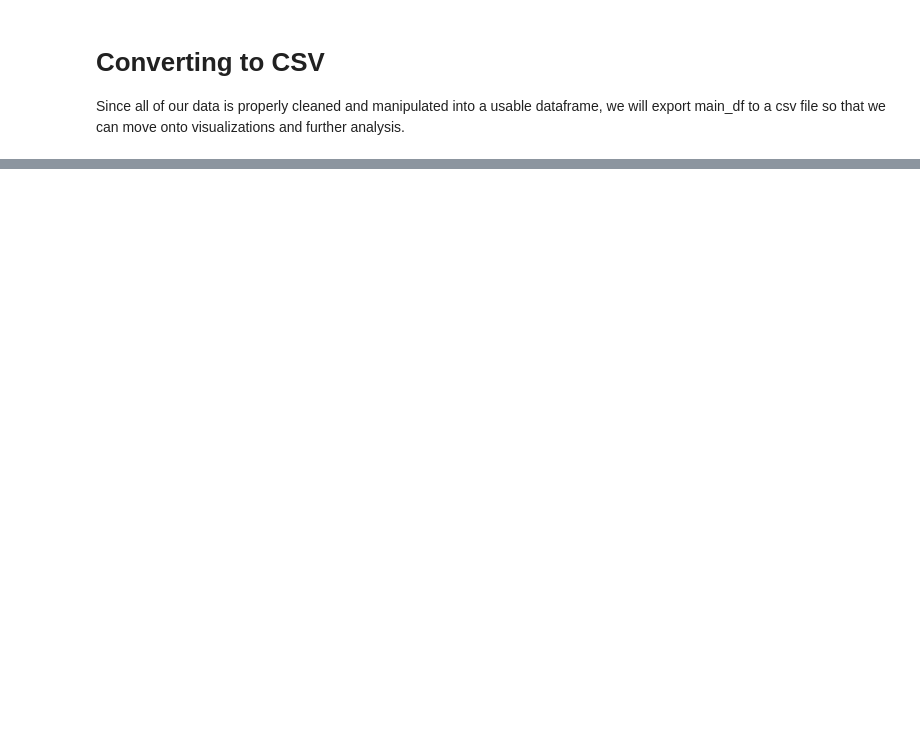
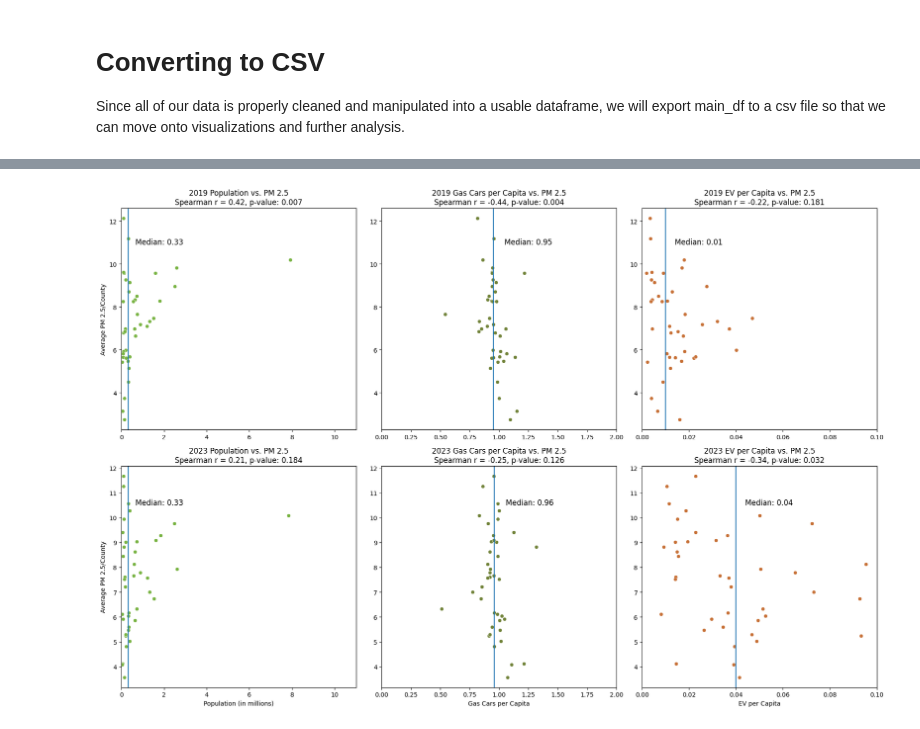
Before and after one commit to kellerl7/SIADS_Milestone_1, a Jupyter notebook: 19-btschmid-claris-lucaskel-kr_backup.ipynb, the cells around one changed output, grey strips where cells are left out. Saved outputs shown, nothing was run; the diff lists cells and outputs as text; code cells hidden in the pictures; blank space fills up the shorter version.

```diff
--- a/19-btschmid-claris-lucaskel-kr_backup.ipynb
+++ b/19-btschmid-claris-lucaskel-kr_backup.ipynb
@@ -1032,0 +1065,98 @@ main_df.to_csv('./main_df.csv', index=False)
+# %%
+# Assuming df_pm_vehicles_pop is your DataFrame
+df_2023 = df_pm_vehicles_pop[df_pm_vehicles_pop['Data Year'] == 2023]
+df_2019 = df_pm_vehicles_pop[df_pm_vehicles_pop['Data Year'] == 2019]
+
+
+df_2023.loc[:, ['Population (M)']] = df_2023['Pop Total>18'] / 1000000
+df_2019.loc[:, ['Population (M)']] = df_2019['Pop Total>18'] / 1000000
+
+# Create subplots (2 rows, 3 columns)
+fig, axes = plt.subplots(2, 3, figsize=(18, 12))
+
+# 2019 Plots
+# Calculate Spearman correlation
+stat, p = spearmanr(df_2019['Population (M)'], df_2019['Average PM 2.5/County'])
+print(f'Spearman correlation coefficient: {stat:.3f}, p-value: {p:.3f}')
+# Plot 1 (Row 0, Col 0): Population vs. Average PM 2.5 (2019)
+sns.scatterplot(x='Population (M)', y='Average PM 2.5/County', data=df_2019, ax=axes[0, 0],color = '#78b342')
+#pop_pearson_2019, _ = pearsonr(df_2019['Population'], df_2019['Average PM 2.5/County'])
+axes[0, 0].set_title(f'2019 Population vs. PM 2.5\nSpearman r = {stat:.2f}, p-value: {p:.3f}')
+axes[0, 0].set_xlabel('')
+axes[0, 0].set_ylabel('Average PM 2.5/County')
+axes[0, 0].set_xlim(0,11)
+median = round(df_2019['Population (M)'].median(),2)
+axes[0,0].axvline(median)
+axes[0,0].text(11*.06,df_2019['Average PM 2.5/County'].max()*.9,f'Median: {median}',fontsize=12)
+
+stat, p = spearmanr(df_2019['Gas Cars per Capita'], df_2019['Average PM 2.5/County'])
+print(f'Spearman correlation coefficient: {stat:.3f}, p-value: {p:.3f}')
+# Plot 2 (Row 0, Col 1): Gas Cars per Capita vs. Average PM 2.5 (2019)
+sns.scatterplot(x='Gas Cars per Capita', y='Average PM 2.5/County', data=df_2019, ax=axes[0, 1], color = '#708238')
+#gas_pearson_2019, _ = pearsonr(df_2019['Gas Cars per Capita'], df_2019['Average PM 2.5/County'])
+axes[0, 1].set_title(f'2019 Gas Cars per Capita vs. PM 2.5\nSpearman r = {stat:.2f}, p-value: {p:.3f}')
+axes[0, 1].set_xlabel('')
+axes[0, 1].set_ylabel('')
+axes[0, 1].set_xlim(0,2)
+median = round(df_2019['Gas Cars per Capita'].median(),2)
+axes[0,1].axvline(median)
+axes[0,1].text(median*1.1,df_2019['Average PM 2.5/County'].max()*.9,f'Median: {median}',fontsize=12)
+
+stat, p = spearmanr(df_2019['EV per Capita'], df_2019['Average PM 2.5/County'])
+print(f'Spearman correlation coefficient: {stat:.3f}, p-value: {p:.3f}')
+# Plot 3 (Row 0, Col 2): EV per Capita vs. Average PM 2.5 (2019)
+sns.scatterplot(x='EV per Capita', y='Average PM 2.5/County', data=df_2019, ax=axes[0, 2], color = '#c77036')
+#ev_pearson_2019, _ = pearsonr(df_2019['EV per Capita'], df_2019['Average PM 2.5/County'])
+axes[0, 2].set_title(f'2019 EV per Capita vs. PM 2.5\nSpearman r = {stat:.2f}, p-value: {p:.3f}')
+axes[0, 2].set_xlabel('')
+axes[0, 2].set_ylabel('')
+axes[0, 2].set_xlim(0,.1)
+median = round(df_2019['EV per Capita'].median(),2)
+axes[0,2].axvline(median)
+axes[0,2].text(median*1.4,df_2019['Average PM 2.5/County'].max()*.9,f'Median: {median}',fontsize=12)
+
+stat, p = spearmanr(df_2023['Population (M)'], df_2023['Average PM 2.5/County'])
+print(f'Spearman correlation coefficient: {stat:.3f}, p-value: {p:.3f}')
+# 2023 Plots
+# Plot 4 (Row 1, Col 0): Population vs. Average PM 2.5 (2023)
+sns.scatterplot(x='Population (M)', y='Average PM 2.5/County', data=df_2023, ax=axes[1, 0],color = '#78b342')
+#pop_pearson_2023, _ = pearsonr(df_2023['Population'], df_2023['Average PM 2.5/County'])
+axes[1, 0].set_title(f'2023 Population vs. PM 2.5\nSpearman r = {stat:.2f}, p-value: {p:.3f}')
+axes[1, 0].set_xlabel('Population (in millions)')
+axes[1, 0].set_ylabel('Average PM 2.5/County')
+axes[1, 0].set_xlim(0,11)
+median = round(df_2023['Population (M)'].median(),2)
+axes[1,0].axvline(median)
+axes[1,0].text(11*.06,df_2023['Average PM 2.5/County'].max()*.9,f'Median: {median}',fontsize=12)
+
+stat, p = spearmanr(df_2023['Gas Cars per Capita'], df_2023['Average PM 2.5/County'])
+print(f'Spearman correlation coefficient: {stat:.3f}, p-value: {p:.3f}')
+# Plot 5 (Row 1, Col 1): Gas Cars per Capita vs. Average PM 2.5 (2023)
+sns.scatterplot(x='Gas Cars per Capita', y='Average PM 2.5/County', data=df_2023, ax=axes[1, 1], color = '#708238')
+#gas_pearson_2023, _ = pearsonr(df_2023['Gas Cars per Capita'], df_2023['Average PM 2.5/County'])
+axes[1, 1].set_title(f'2023 Gas Cars per Capita vs. PM 2.5\nSpearman r = {stat:.2f}, p-value: {p:.3f}')
+axes[1, 1].set_xlabel('Gas Cars per Capita')
+axes[1, 1].set_ylabel('')
+axes[1, 1].set_xlim(0,2)
+median = round(df_2023['Gas Cars per Capita'].median(),2)
+axes[1,1].axvline(median)
+axes[1,1].text(median*1.1,df_2023['Average PM 2.5/County'].max()*.9,f'Median: {median}',fontsize=12)
+
+stat, p = spearmanr(df_2023['EV per Capita'], df_2023['Average PM 2.5/County'])
+print(f'Spearman correlation coefficient: {stat:.3f}, p-value: {p:.3f}')
+# Plot 6 (Row 1, Col 2): EV per Capita vs. Average PM 2.5 (2023)
+sns.scatterplot(x='EV per Capita', y='Average PM 2.5/County', data=df_2023, ax=axes[1, 2], color = '#c77036')
+#ev_pearson_2023, _ = pearsonr(df_2023['EV per Capita'], df_2023['Average PM 2.5/County'])
+axes[1, 2].set_title(f'2023 EV per Capita vs. PM 2.5\nSpearman r = {stat:.2f}, p-value: {p:.3f}')
+axes[1, 2].set_xlabel('EV per Capita')
+axes[1, 2].set_ylabel('')
+axes[1, 2].set_xlim(0,.1)
+median = round(df_2023['EV per Capita'].median(),2)
+axes[1,2].axvline(median)
+axes[1,2].text(median*1.1,df_2023['Average PM 2.5/County'].max()*.9,f'Median: {median}',fontsize=12)
+
+plt.savefig("graphic_Correlation.png",dpi=300)
+# Adjust layout
+plt.tight_layout()
+plt.show()
+# %% [output]
@@ -1032,0 +1169 @@ main_df.to_csv('./main_df.csv', index=False)
+[figure, added]
```
Also changed, not shown: parts of 7 cells of this notebook.
